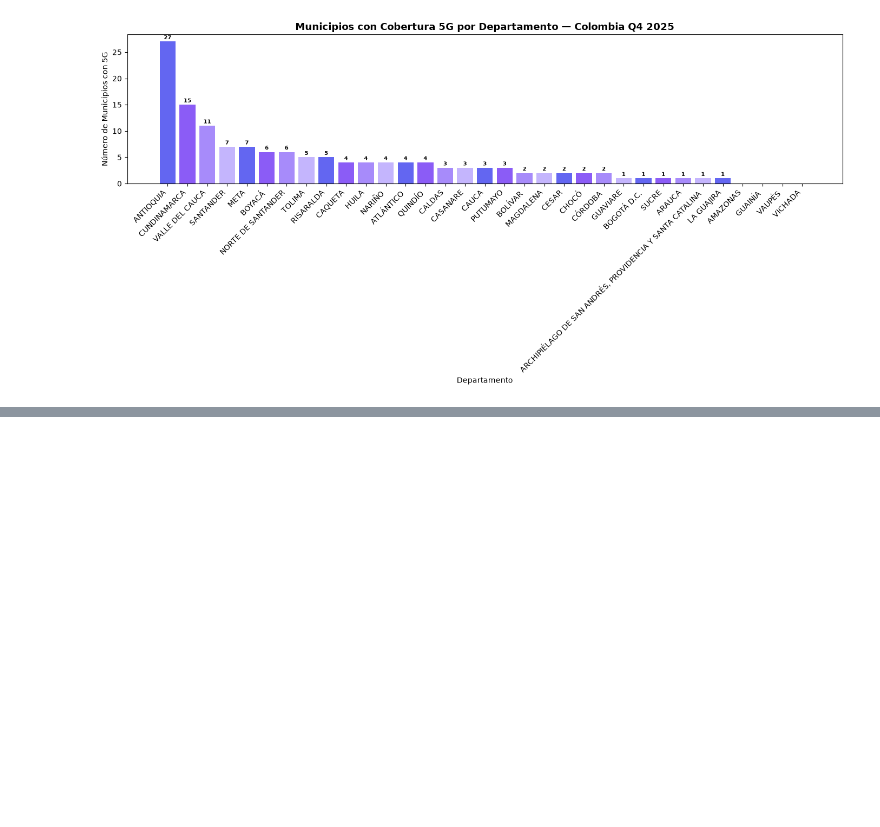
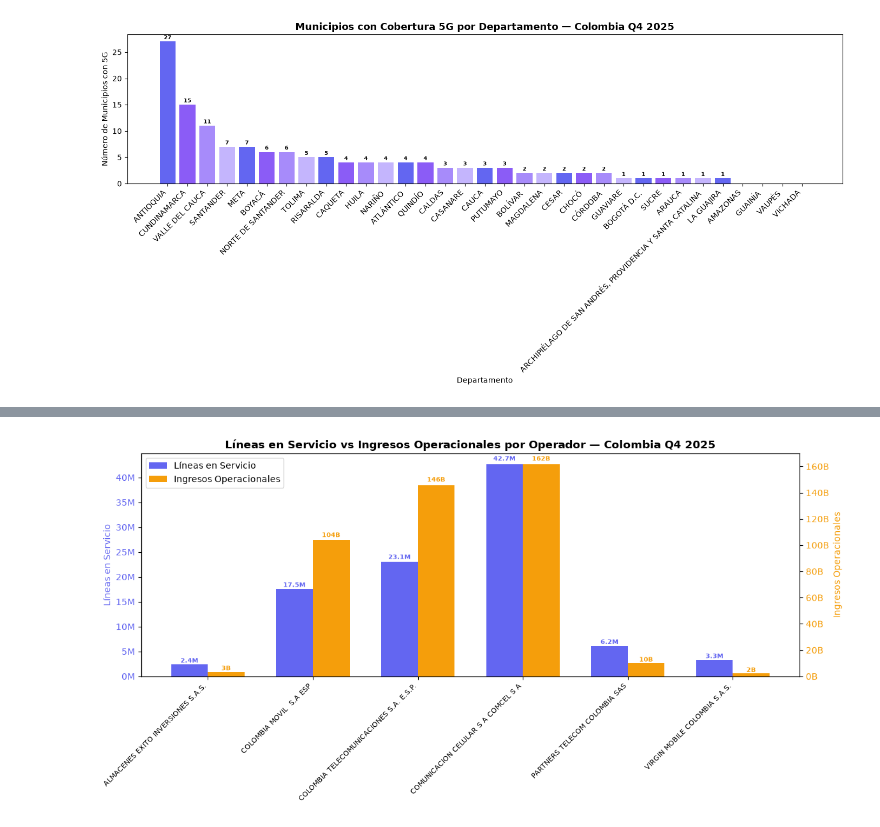
Before and after one commit to perezg1611/analisis_tic, a Jupyter notebook: notebooks/02_exploracion_y_analisis.ipynb, the cells around one changed output, grey strips where cells are left out. Cells and saved outputs as stored; diff of their text form; code cells hidden in the pictures; blank space fills up the shorter version.

Commit message:
fear: Agregación de visualización para departamentos con 5G y la relación de ingresos vs número de líneas operativas

```diff
--- a/notebooks/02_exploracion_y_analisis.ipynb
+++ b/notebooks/02_exploracion_y_analisis.ipynb
@@ -479,0 +503,10 @@ plt.show()
+# %%
+#Agrupamos por proveedor en líneas móviles
+df_lineas_agrup = df_lineas_moviles_filtro.groupby("PROVEEDOR")["LÍNEAS EN SERVICIO"].sum().reset_index()
+# %%
+#Agrupamos por proveedor en ingresos
+df_ingresos_agrup = df_ingresos_por_voz_filtro.groupby("PROVEEDOR")["INGRESOS OPERACIONALES"].sum().reset_index()
+# %%
+#Unimos ambas tablas
+df_ingresos_vs_lineas = pd.merge(df_lineas_agrup, df_ingresos_agrup, on="PROVEEDOR")
+print(df_ingresos_vs_lineas.sort_values("INGRESOS OPERACIONALES", ascending = False))
@@ -479,0 +548,75 @@ plt.show()
+# %%
+operadores = [
+    "COMUNICACION CELULAR S A COMCEL S A",
+    "COLOMBIA MOVIL  S.A ESP",
+    "COLOMBIA TELECOMUNICACIONES S.A. E.S.P.",
+    "PARTNERS TELECOM COLOMBIA SAS",
+    "ALMACENES EXITO INVERSIONES S.A.S.",
+    "VIRGIN MOBILE COLOMBIA S.A.S."
+]
+df_ingresos_vs_lineas_5 = df_ingresos_vs_lineas[df_ingresos_vs_lineas["PROVEEDOR"].isin(operadores)]
+# %%
+fig, ax1 = plt.subplots(figsize=(12, 6))
+
+x = range(len(df_ingresos_vs_lineas_5))
+ancho = 0.35
+
+# Barras de líneas en servicio — eje izquierdo
+bars1 = ax1.bar([i - ancho/2 for i in x],
+                df_ingresos_vs_lineas_5["LÍNEAS EN SERVICIO"],
+                width=ancho, color="#6366F1", label="Líneas en Servicio")
+
+ax1.set_ylabel("Líneas en Servicio", fontsize=10, color="#6366F1")
+ax1.yaxis.set_major_formatter(mticker.FuncFormatter(
+    lambda x, _: f"{x/1_000_000:.0f}M"))
+ax1.tick_params(axis="y", labelcolor="#6366F1")
+
+for bar in bars1:
+    valor = bar.get_height()
+    ax1.text(bar.get_x() + bar.get_width() / 2,
+             valor + valor * 0.01,
+             f"{valor/1_000_000:.1f}M",
+             ha="center", va="bottom", fontsize=7,
+             color="#6366F1", fontweight="bold")
+
+# Barras de ingresos — eje derecho
+ax2 = ax1.twinx()
+bars2 = ax2.bar([i + ancho/2 for i in x],
+                df_ingresos_vs_lineas_5["INGRESOS OPERACIONALES"],
+                width=ancho, color="#F59E0B", label="Ingresos Operacionales")
+
+ax2.set_ylabel("Ingresos Operacionales", fontsize=10, color="#F59E0B")
+ax2.yaxis.set_major_formatter(mticker.FuncFormatter(
+    lambda x, _: f"{x/1_000_000_000:.0f}B"))
+ax2.tick_params(axis="y", labelcolor="#F59E0B")
+
+for bar in bars2:
+    valor = bar.get_height()
+    ax2.text(bar.get_x() + bar.get_width() / 2,
+             valor + valor * 0.01,
+             f"{valor/1_000_000_000:.0f}B",
+             ha="center", va="bottom", fontsize=7,
+             color="#F59E0B", fontweight="bold")
+
+# Eje X con nombres de operadores
+ax1.set_xticks(list(x))
+ax1.set_xticklabels(df_ingresos_vs_lineas_5["PROVEEDOR"],
+                     rotation=45, ha="right", fontsize=8)
+
+# Leyenda combinada
+lines = [bars1, bars2]
+labels = ["Líneas en Servicio", "Ingresos Operacionales"]
+ax1.legend(lines, labels, loc="upper left")
+
+ax1.set_title("Líneas en Servicio vs Ingresos Operacionales por Operador — Colombia Q4 2025",
+              fontsize=12, fontweight="bold")
+
+plt.tight_layout()
+plt.savefig("../dashboard/capturas/lineas_vs_ingresos.png",
+            dpi=150, bbox_inches="tight")
+
+plt.savefig("../dashboard/capturas/lineas_vs_ingresos.png",
+            dpi=150, bbox_inches="tight")
+plt.show()
+# %% [output]
+[figure, added]
```
Also changed, not shown: parts of 19 cells of this notebook, 1 other file.
